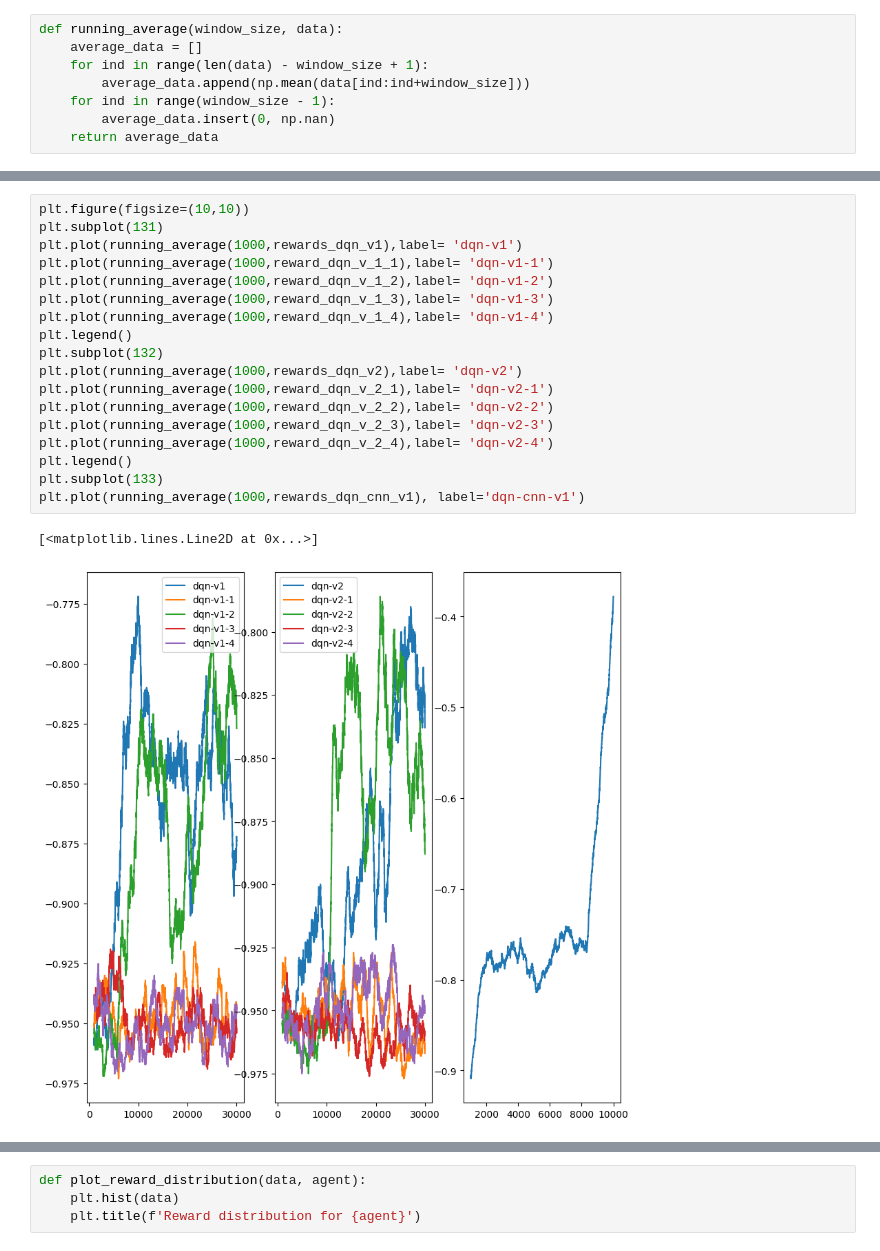
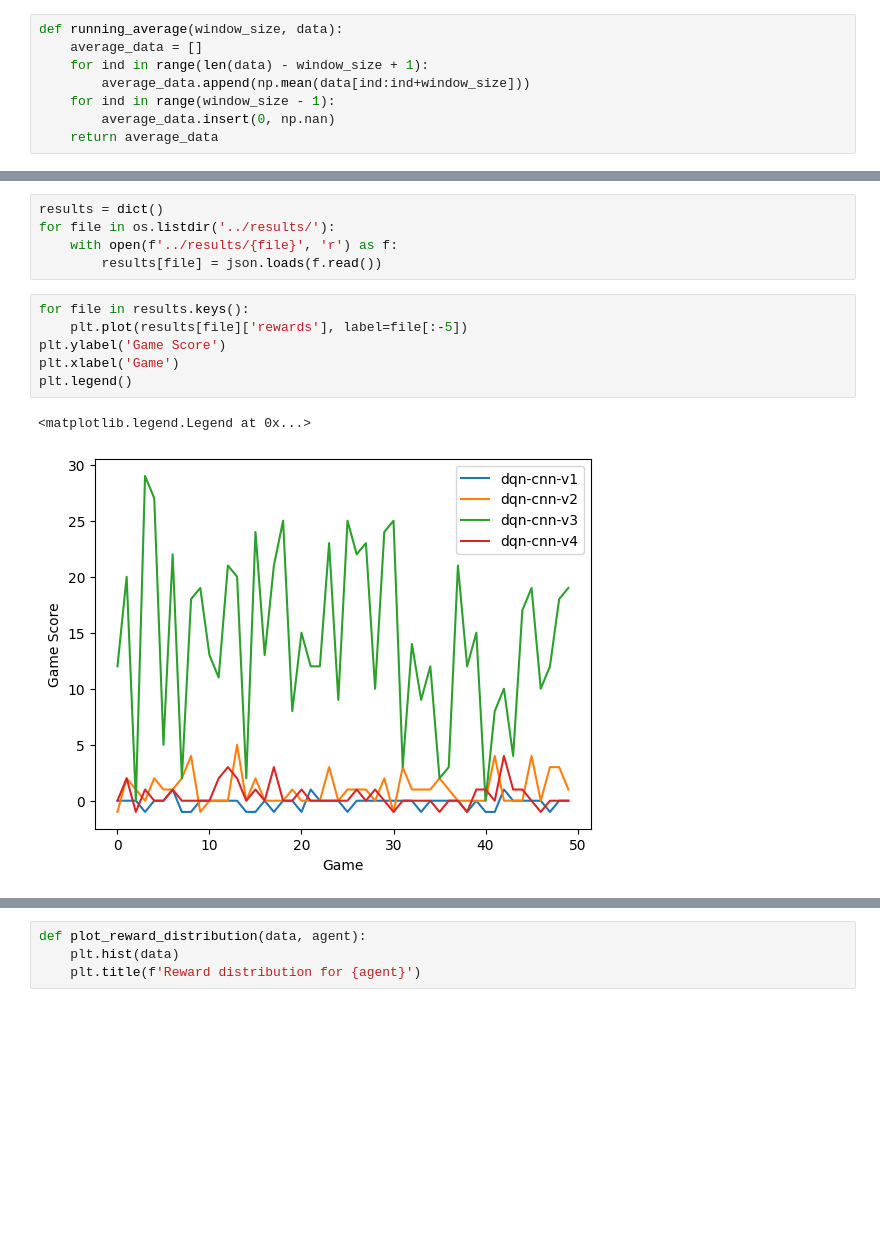
Before and after one commit to fredpell1/snake-RL, a Jupyter notebook: src/plot.ipynb, the cells around one changed output, grey strips where cells are left out. Cells and saved outputs as stored; diff of their text form; blank space fills up the shorter version.

```diff
--- a/src/plot.ipynb
+++ b/src/plot.ipynb
@@ -47,21 +30,14 @@ plt.legend()
-# %%
-plt.figure(figsize=(10,10))
-plt.subplot(131)
-plt.plot(running_average(1000,rewards_dqn_v1),label= 'dqn-v1')
-plt.plot(running_average(1000,reward_dqn_v_1_1),label= 'dqn-v1-1')
-plt.plot(running_average(1000,reward_dqn_v_1_2),label= 'dqn-v1-2')
-plt.plot(running_average(1000,reward_dqn_v_1_3),label= 'dqn-v1-3')
-plt.plot(running_average(1000,reward_dqn_v_1_4),label= 'dqn-v1-4')
-plt.legend()
-plt.subplot(132)
-plt.plot(running_average(1000,rewards_dqn_v2),label= 'dqn-v2')
-plt.plot(running_average(1000,reward_dqn_v_2_1),label= 'dqn-v2-1')
-plt.plot(running_average(1000,reward_dqn_v_2_2),label= 'dqn-v2-2')
-plt.plot(running_average(1000,reward_dqn_v_2_3),label= 'dqn-v2-3')
-plt.plot(running_average(1000,reward_dqn_v_2_4),label= 'dqn-v2-4')
-plt.legend()
-plt.subplot(133)
-plt.plot(running_average(1000,rewards_dqn_cnn_v1), label='dqn-cnn-v1')
-# %% [output]
-[<matplotlib.lines.Line2D at 0x...>]
-[figure, removed]
+# %%
+results = dict()
+for file in os.listdir('../results/'):
+    with open(f'../results/{file}', 'r') as f:
+        results[file] = json.loads(f.read())
+# %%
+for file in results.keys():
+    plt.plot(results[file]['rewards'], label=file[:-5])
+plt.ylabel('Game Score')
+plt.xlabel('Game')
+plt.legend()
+# %% [output]
+<matplotlib.legend.Legend at 0x...>
+[figure, added]
```
Also changed, not shown: parts of 6 cells of this notebook.
